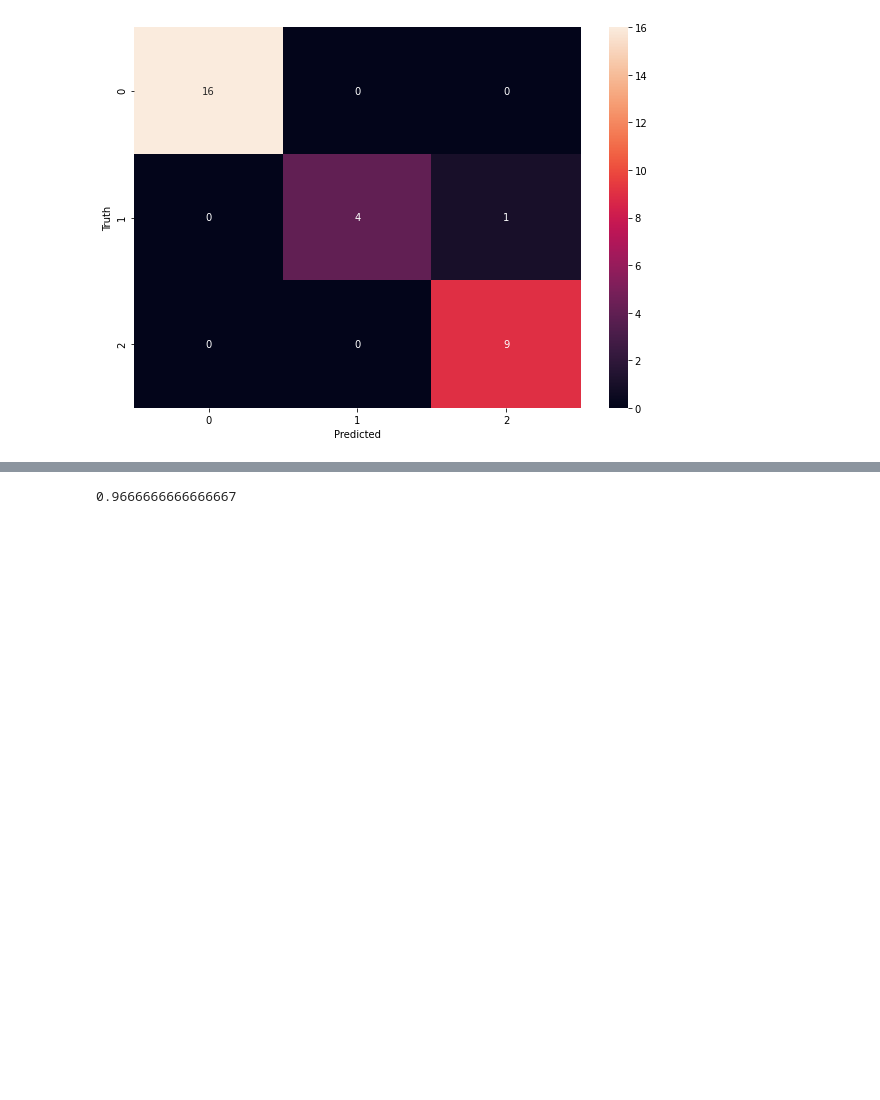
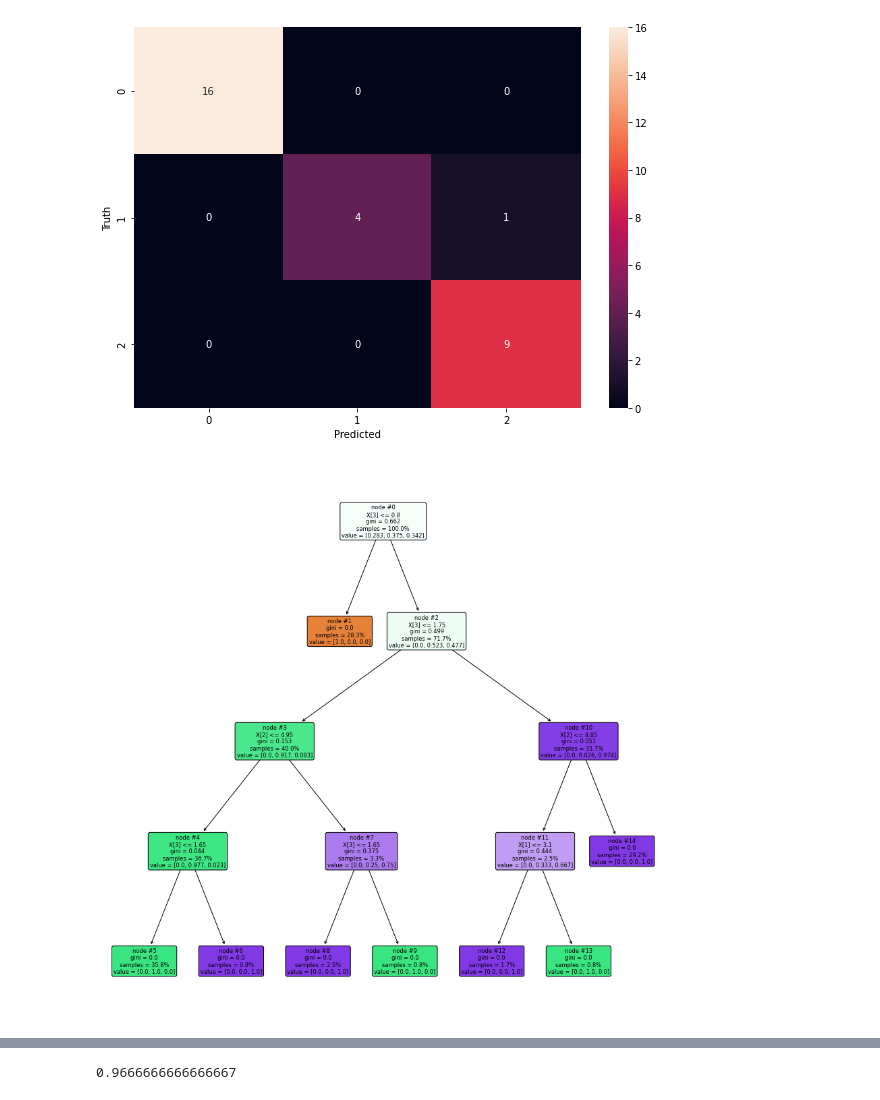
Before and after one commit to Happycipher/Sparks-Foundation, a Jupyter notebook: Task 4 Decision Tree Algorithm.ipynb, the cells around one changed output, grey strips where cells are left out. Cells and saved outputs as stored; diff of their text form; code cells hidden in the pictures; blank space fills up the shorter version.

```diff
--- a/Task 4 Decision Tree Algorithm.ipynb
+++ b/Task 4 Decision Tree Algorithm.ipynb
@@ -76,3 +81,9 @@ plt.ylabel('Truth')
 # %% [output]
 Text(69.0, 0.5, 'Truth')
 [figure]
+# %%
+plt.figure(figsize  = (15,15))
+tree.plot_tree(model,filled = True,rounded = True,proportion = True,node_ids = True)
+plt.show()
+# %% [output]
+[figure, added]
```
Also changed, not shown: parts of 4 cells of this notebook.
